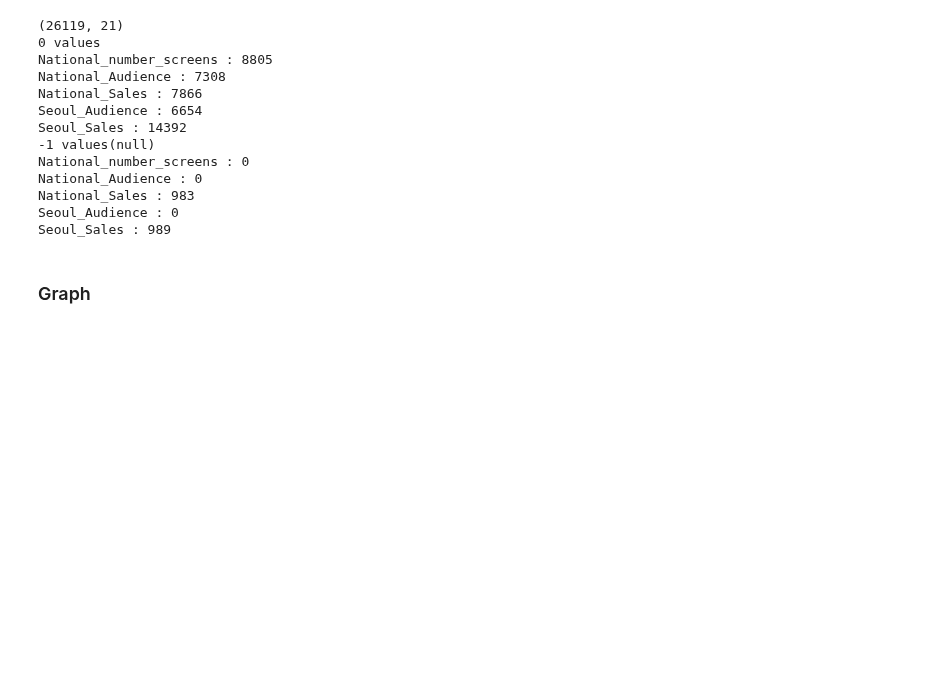
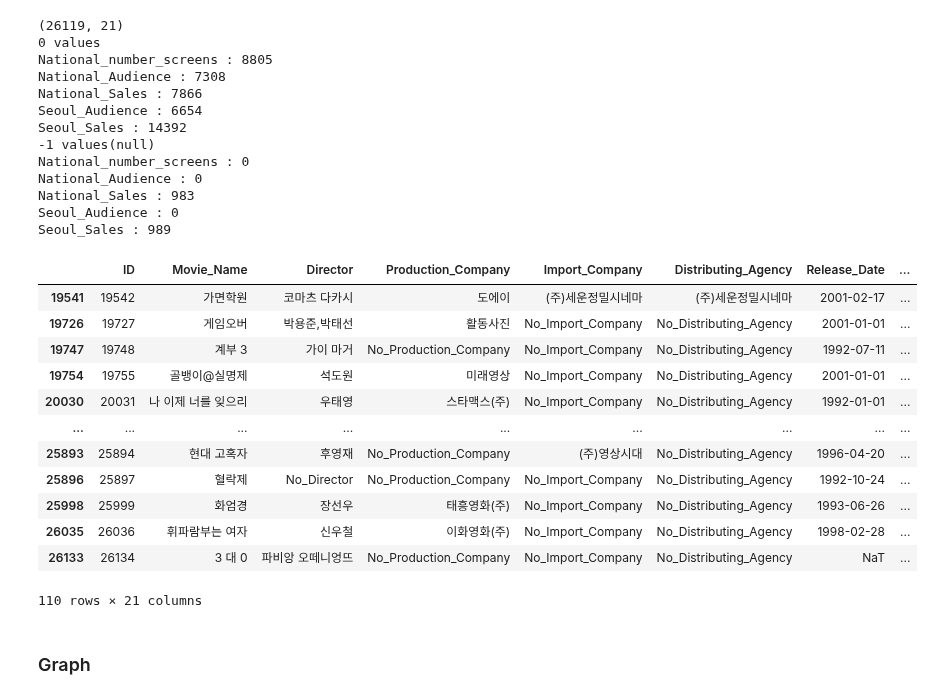
Before and after one commit to danielsun888/datathon, a Jupyter notebook: kyh.ipynb, the cells around one changed output. Saved outputs shown, nothing was run; the diff lists cells and outputs as text; code cells hidden in the pictures; blank space fills up the shorter version.

```diff
--- a/kyh.ipynb
+++ b/kyh.ipynb
@@ -377,3 +375,24 @@ Seoul_Sales : 989
+# %%
+# num_columns = ['National_number_screens', 'National_Audience', 'National_Sales', 'Seoul_Audience','Seoul_Sales']
+
+data_test = [[]]
+data_test = data[(data[num_columns[1]] == 0) & (data[num_columns[2]] == 0) &\
+                (data[num_columns[3]] == 0) & (data[num_columns[4]] == 0)]
+data_test
+# %% [output]
+|  | ID | Movie_Name | Director | Production_Company | Import_Company | Distributing_Agency | Release_Date | ... |
+| 19541 | 19542 | 가면학원 | 코마츠 다카시 | 도에이 | (주)세운정밀시네마 | (주)세운정밀시네마 | 2001-02-17 | ... |
+| 19726 | 19727 | 게임오버 | 박용준,박태선 | 활동사진 | No_Import_Company | No_Distributing_Agency | 2001-01-01 | ... |
+| 19747 | 19748 | 계부 3 | 가이 마거 | No_Production_Company | No_Import_Company | No_Distributing_Agency | 1992-07-11 | ... |
+| 19754 | 19755 | 골뱅이@실명제 | 석도원 | 미래영상 | No_Import_Company | No_Distributing_Agency | 2001-01-01 | ... |
+| 20030 | 20031 | 나 이제 너를 잊으리 | 우태영 | 스타맥스(주) | No_Import_Company | No_Distributing_Agency | 1992-01-01 | ... |
+| ... | ... | ... | ... | ... | ... | ... | ... | ... |
+| 25893 | 25894 | 현대 고혹자 | 후영재 | No_Production_Company | (주)영상시대 | No_Distributing_Agency | 1996-04-20 | ... |
+| 25896 | 25897 | 혈락제 | No_Director | No_Production_Company | No_Import_Company | No_Distributing_Agency | 1992-10-24 | ... |
+| 25998 | 25999 | 화엄경 | 장선우 | 태흥영화(주) | No_Import_Company | No_Distributing_Agency | 1993-06-26 | ... |
+| 26035 | 26036 | 휘파람부는 여자 | 신우철 | 이화영화(주) | No_Import_Company | No_Distributing_Agency | 1998-02-28 | ... |
+| 26133 | 26134 | 3 대 0 | 파비앙 오떼니엉뜨 | No_Production_Company | No_Import_Company | No_Distributing_Agency | NaT | ... |
+110 rows × 21 columns
 # %% [markdown]
 ### Graph
 # %%
```
Also changed, not shown: parts of 1 cell of this notebook.
